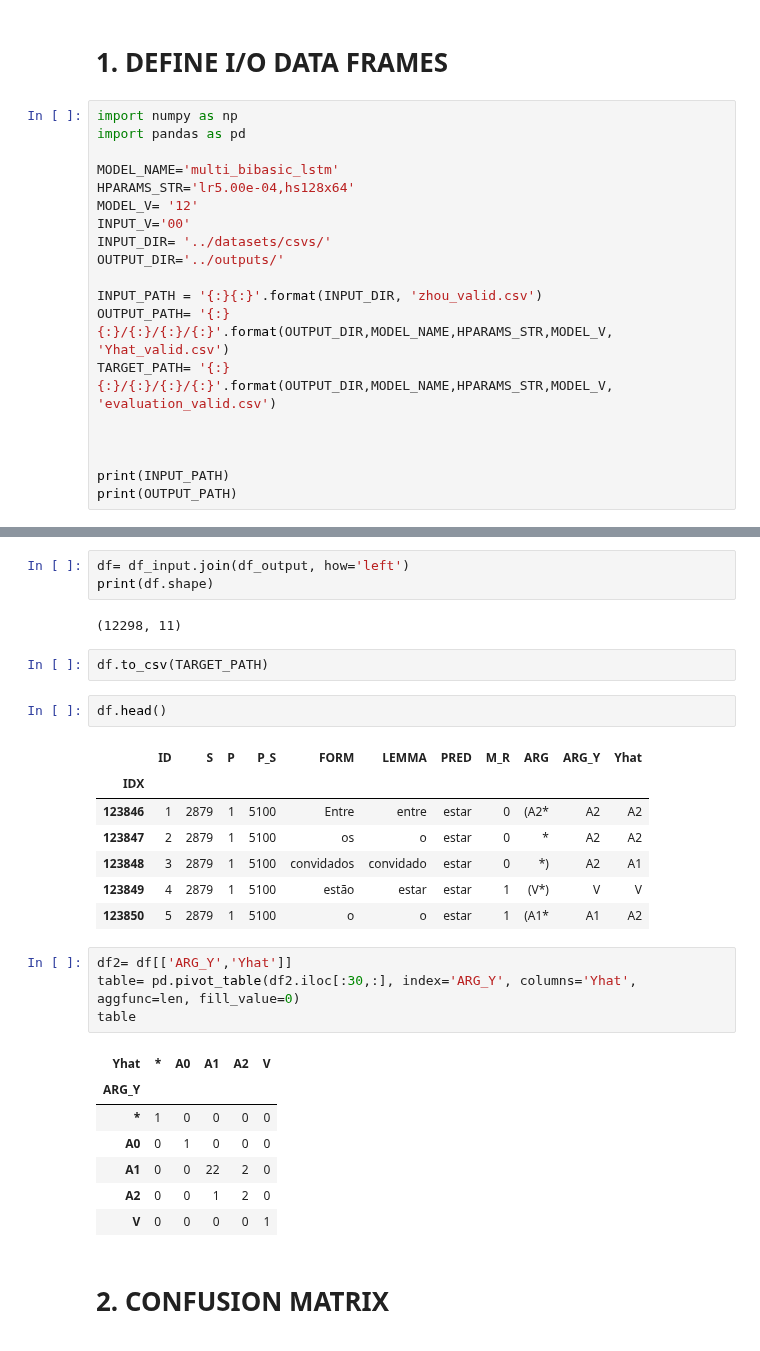
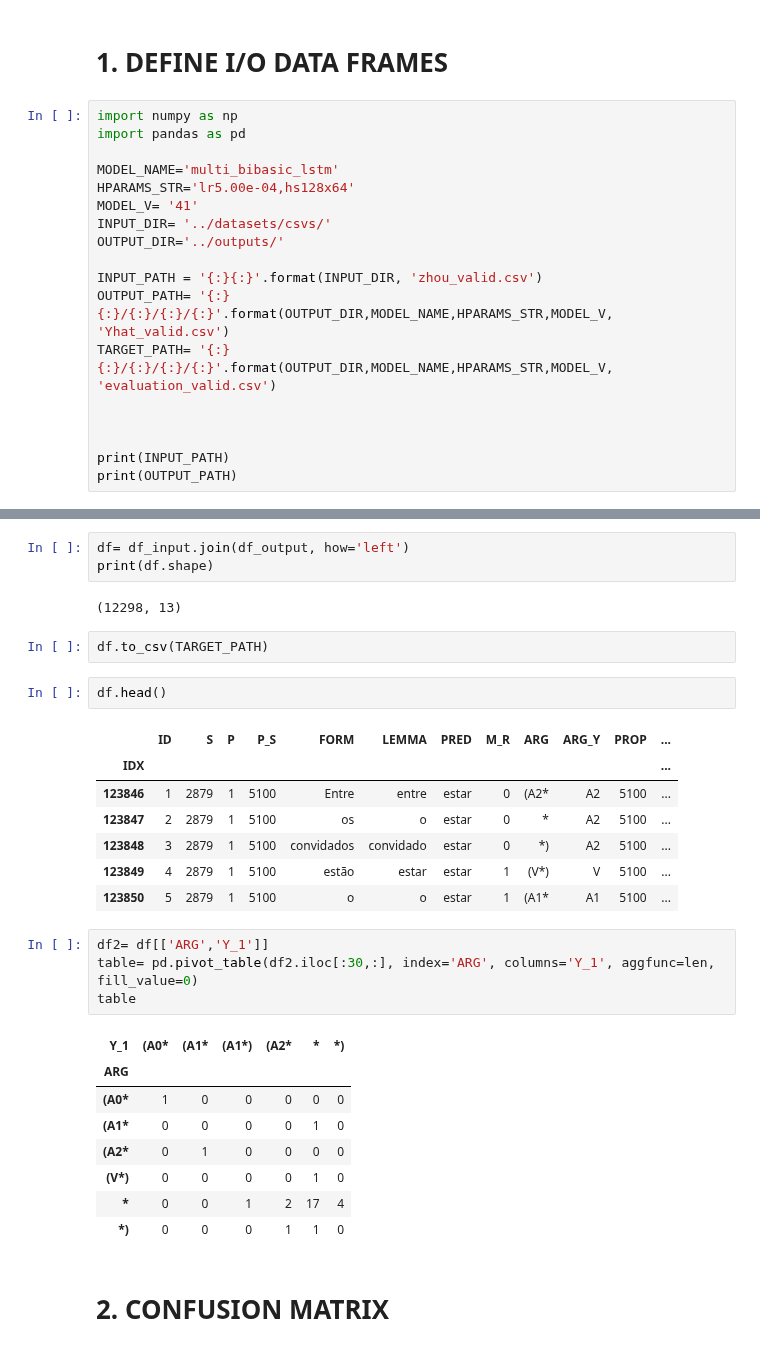
Before and after one commit to guilhermevarela/deep_srlbr, a Jupyter notebook: notebooks/evaluation-metrics.ipynb, the cells around one changed output, grey strips where cells are left out. Drawn from its saved outputs; the diff is of its cells as text.

```diff
--- a/notebooks/evaluation-metrics.ipynb
+++ b/notebooks/evaluation-metrics.ipynb
@@ -6,8 +6,7 @@ import pandas as pd
 
 MODEL_NAME='multi_bibasic_lstm'
 HPARAMS_STR='lr5.00e-04,hs128x64'
-MODEL_V= '12'
-INPUT_V='00'
+MODEL_V= '41'
 INPUT_DIR= '../datasets/csvs/'
 OUTPUT_DIR='../outputs/'
 
@@ -32,31 +31,32 @@ print(df_input.shape, df_output.shape)
 df= df_input.join(df_output, how='left')
 print(df.shape)
 # %% [output]
-(12298, 11)
+(12298, 13)
 # %%
 df.to_csv(TARGET_PATH)
 # %%
 df.head()
 # %% [output]
-|  | ID | S | P | P_S | FORM | LEMMA | PRED | M_R | ARG | ARG_Y | Yhat |
-| IDX |  |  |  |  |  |  |  |  |  |  |  |
-| 123846 | 1 | 2879 | 1 | 5100 | Entre | entre | estar | 0 | (A2* | A2 | A2 |
-| 123847 | 2 | 2879 | 1 | 5100 | os | o | estar | 0 | * | A2 | A2 |
-| 123848 | 3 | 2879 | 1 | 5100 | convidados | convidado | estar | 0 | *) | A2 | A1 |
-| 123849 | 4 | 2879 | 1 | 5100 | estão | estar | estar | 1 | (V*) | V | V |
-| 123850 | 5 | 2879 | 1 | 5100 | o | o | estar | 1 | (A1* | A1 | A2 |
+|  | ID | S | P | P_S | FORM | LEMMA | PRED | M_R | ARG | ARG_Y | PROP | ... |
+| IDX |  |  |  |  |  |  |  |  |  |  |  | ... |
+| 123846 | 1 | 2879 | 1 | 5100 | Entre | entre | estar | 0 | (A2* | A2 | 5100 | ... |
+| 123847 | 2 | 2879 | 1 | 5100 | os | o | estar | 0 | * | A2 | 5100 | ... |
+| 123848 | 3 | 2879 | 1 | 5100 | convidados | convidado | estar | 0 | *) | A2 | 5100 | ... |
+| 123849 | 4 | 2879 | 1 | 5100 | estão | estar | estar | 1 | (V*) | V | 5100 | ... |
+| 123850 | 5 | 2879 | 1 | 5100 | o | o | estar | 1 | (A1* | A1 | 5100 | ... |
 # %%
-df2= df[['ARG_Y','Yhat']]
-table= pd.pivot_table(df2.iloc[:30,:], index='ARG_Y', columns='Yhat', aggfunc=len, fill_value=0)
+df2= df[['ARG','Y_1']]
+table= pd.pivot_table(df2.iloc[:30,:], index='ARG', columns='Y_1', aggfunc=len, fill_value=0)
 table
 # %% [output]
-| Yhat | * | A0 | A1 | A2 | V |
-| ARG_Y |  |  |  |  |  |
-| * | 1 | 0 | 0 | 0 | 0 |
-| A0 | 0 | 1 | 0 | 0 | 0 |
-| A1 | 0 | 0 | 22 | 2 | 0 |
-| A2 | 0 | 0 | 1 | 2 | 0 |
-| V | 0 | 0 | 0 | 0 | 1 |
+| Y_1 | (A0* | (A1* | (A1*) | (A2* | * | *) |
+| ARG |  |  |  |  |  |  |
+| (A0* | 1 | 0 | 0 | 0 | 0 | 0 |
+| (A1* | 0 | 0 | 0 | 0 | 1 | 0 |
+| (A2* | 0 | 1 | 0 | 0 | 0 | 0 |
+| (V*) | 0 | 0 | 0 | 0 | 1 | 0 |
+| * | 0 | 0 | 1 | 2 | 17 | 4 |
+| *) | 0 | 0 | 0 | 1 | 1 | 0 |
 # %% [markdown]
  # 2. CONFUSION MATRIX
 # %%
```
Also changed, not shown: parts of 2 cells of this notebook, 7 other files.
